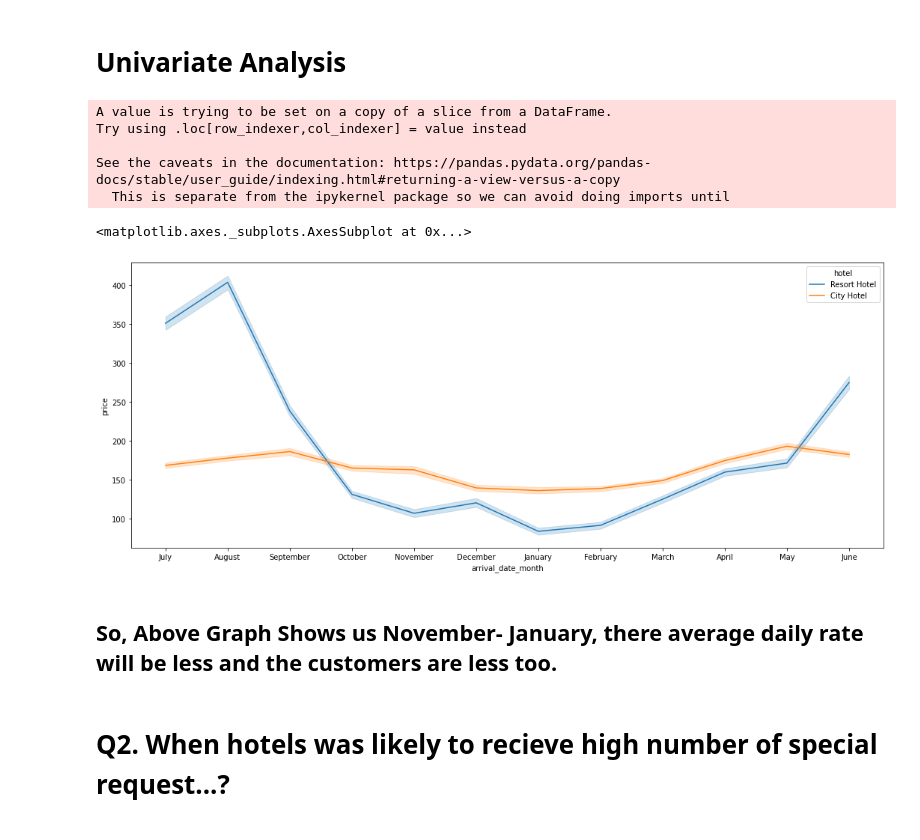
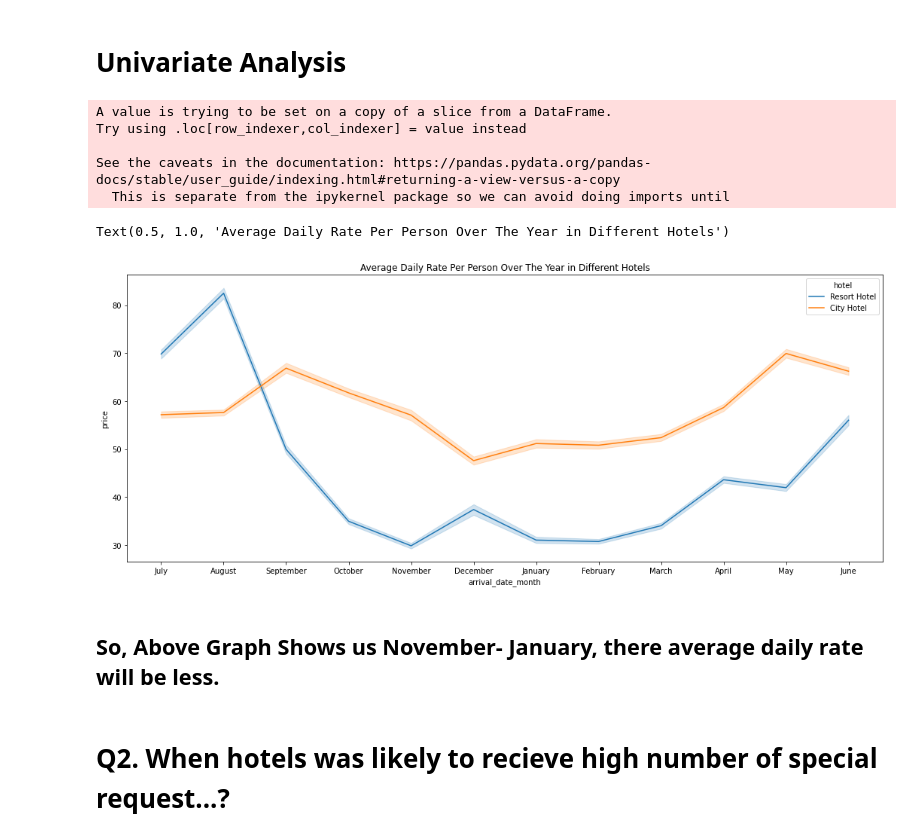
Before and after one commit to datascience-vivek/EDA-Capstone-Project-on-Hotel-Bookings, a Jupyter notebook: EDA_Capstone_Project_on_Hotel_Bookings.ipynb, the cells around one changed output. Saved outputs shown, nothing was run; the diff lists cells and outputs as text; code cells hidden in the pictures.

```diff
--- a/EDA_Capstone_Project_on_Hotel_Bookings.ipynb
+++ b/EDA_Capstone_Project_on_Hotel_Bookings.ipynb
@@ -405,18 +410,18 @@ Name: is_canceled, dtype: int64
 # %%
 plt.figure(figsize=(18,7))
 actual_guests= df[df['is_canceled'] == 1]
-actual_guests['price'] = actual_guests['adr_per_person'] * (actual_guests['stays_in_weekend_nights'] + actual_guests['stays_in_week_nights'])
-sns.lineplot(data = actual_guests, x = 'arrival_date_month', y = 'price', hue = 'hotel')
+actual_guests['price'] = actual_guests['adr_per_person']
+sns.lineplot(data = actual_guests, x = 'arrival_date_month', y = 'price', hue = 'hotel').set_title('Average Daily Rate Per Person Over The Year in Different Hotels')
 # %% [output]
 A value is trying to be set on a copy of a slice from a DataFrame.
 Try using .loc[row_indexer,col_indexer] = value instead
 
 See the caveats in the documentation: https://pandas.pydata.org/pandas-docs/stable/user_guide/indexing.html#returning-a-view-versus-a-copy
   This is separate from the ipykernel package so we can avoid doing imports until
-<matplotlib.axes._subplots.AxesSubplot at 0x...>
+Text(0.5, 1.0, 'Average Daily Rate Per Person Over The Year in Different Hotels')
-[figure, old version]
+[figure, new version]
 # %% [markdown]
-## So, Above Graph Shows us November- January, there average daily rate will be less and the customers are less too.
+## So, Above Graph Shows us November- January, there average daily rate will be less.
 # %% [markdown]
 # **Q2. When hotels was likely to recieve high number of special request...?**
 # %%
```
Also changed, not shown: parts of 8 cells of this notebook.
